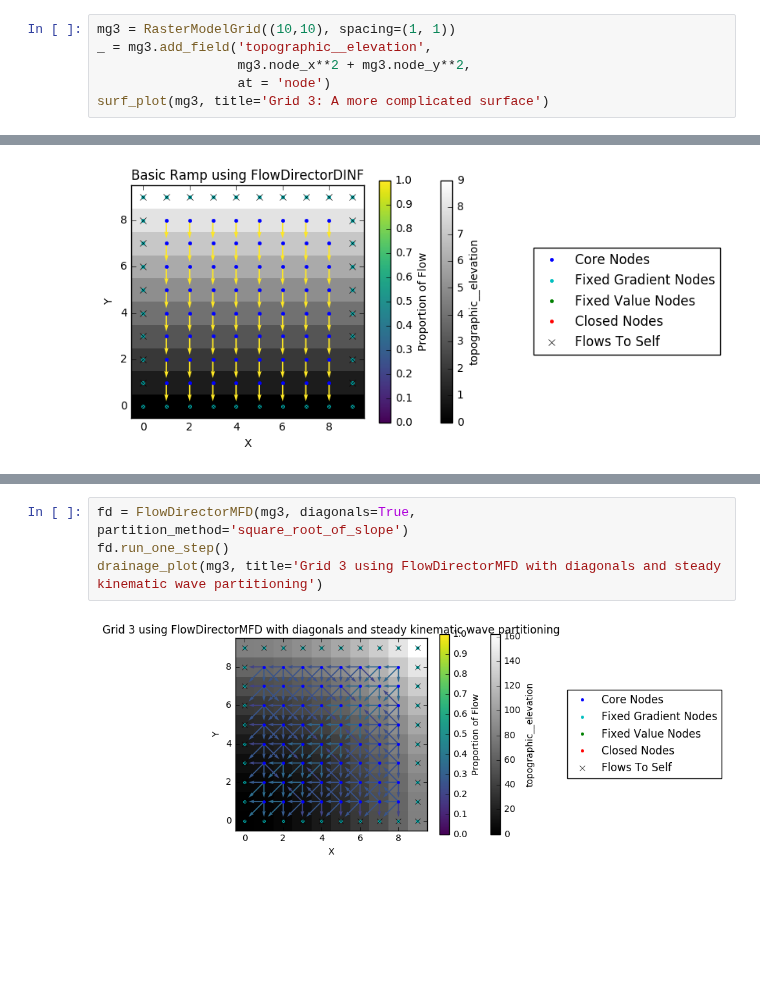
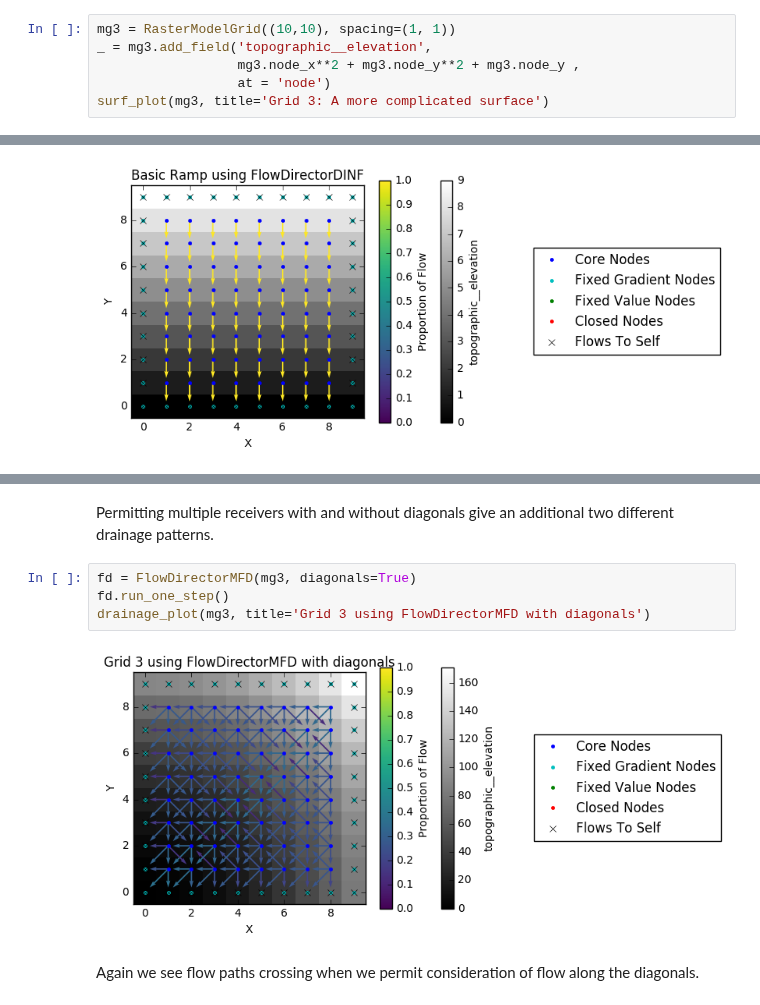
Before and after one commit to landlab/tutorials, a Jupyter notebook: flow_direction_and_accumulation/Comparison of FlowDirectors.ipynb, the cells around one changed output, grey strips where cells are left out. Saved outputs shown, nothing was run; the diff lists cells and outputs as text; blank space fills up the shorter version.

```diff
--- a/flow_direction_and_accumulation/Comparison of FlowDirectors.ipynb
+++ b/flow_direction_and_accumulation/Comparison of FlowDirectors.ipynb
@@ -88,7 +88,7 @@ surf_plot(mg2, title='Grid 2: A ramp inclined in X and in Y')
 # %%
 mg3 = RasterModelGrid((10,10), spacing=(1, 1))
 _ = mg3.add_field('topographic__elevation',
-                  mg3.node_x**2 + mg3.node_y**2,
+                  mg3.node_x**2 + mg3.node_y**2 + mg3.node_y ,
                   at = 'node')
 surf_plot(mg3, title='Grid 3: A more complicated surface')
 # %% [output]
@@ -236,9 +233,13 @@ drainage_plot(mg3, title='Grid 3 using FlowDirectorMFD with diagonals')
+# %% [markdown]
+Permitting multiple receivers with and without diagonals give an additional two different drainage patterns.
 # %%
-fd = FlowDirectorMFD(mg3, diagonals=True, partition_method='square_root_of_slope')
+fd = FlowDirectorMFD(mg3, diagonals=True)
 fd.run_one_step()
-drainage_plot(mg3, title='Grid 3 using FlowDirectorMFD with diagonals and steady kinematic wave partitioning')
+drainage_plot(mg3, title='Grid 3 using FlowDirectorMFD with diagonals')
 # %% [output]
-[figure, old version]
+[figure, new version]
+# %% [markdown]
+Again we see flow paths crossing when we permit consideration of flow along the diagonals.
 # %%
 fd = FlowDirectorDINF(mg3)
 fd.run_one_step()
```
Also changed, not shown: parts of 39 cells of this notebook, 2 other files.
